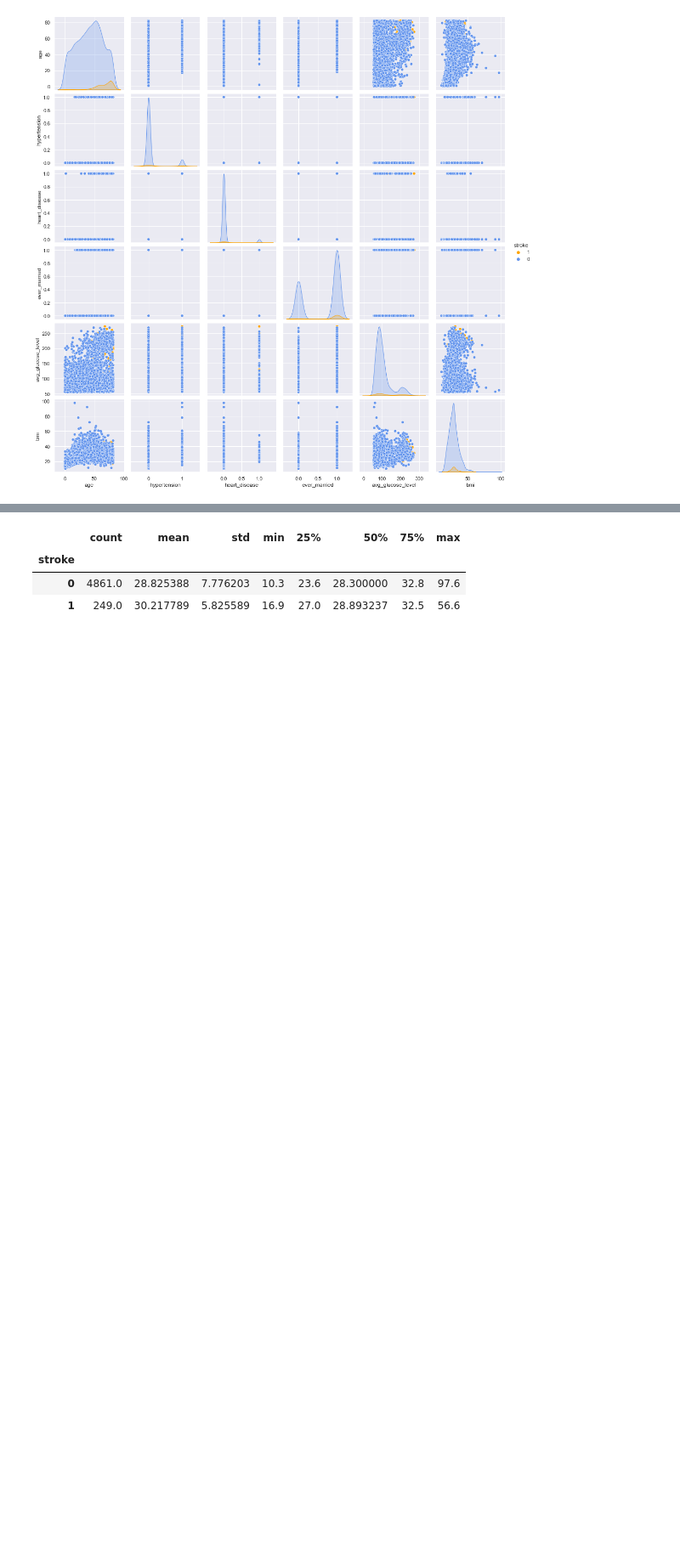
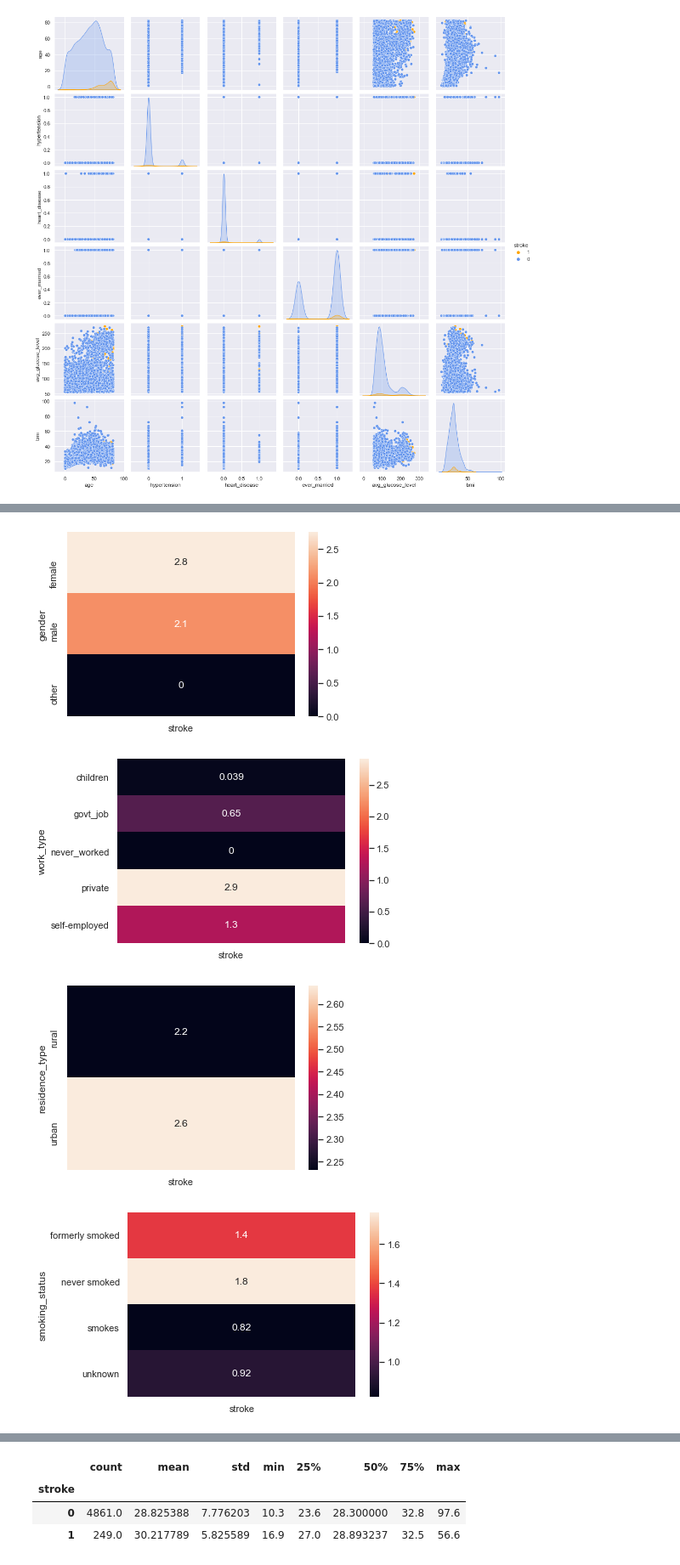
Before and after one commit to ChericeChang/stroke_classification, a Jupyter notebook: 02_EDA.ipynb, the cells around one changed output, grey strips where cells are left out. Shown: that part at 85% size. Drawn from its saved outputs; the diff is of its cells as text; code cells hidden in the pictures; blank space fills up the shorter version.

```diff
--- a/02_EDA.ipynb
+++ b/02_EDA.ipynb
@@ -152,7 +133,7 @@ for i in quant:
 - average_glucose_level
 - bmi
 # %%
-for i in quant:
+for i in ['avg_glucose_level', 'bmi']:
     _ = plt.boxplot(df[i])
     plt.title(i)
     plt.show()
@@ -202,9 +183,3 @@ sns.pairplot(df, hue='stroke', hue_order=[1,0], kind='scatter', diag_kind='kde',
 # %% [output]
 <seaborn.axisgrid.PairGrid at 0x...>
 [figure]
-# %%
-for i in quant:
-    features = [i,'stroke']
-    plot = df[features].groupby(i).agg({'stroke':sum})
-    sns.heatmap(plot)
-    plt.show()
@@ -234,0 +213,12 @@ For Quantitative data, it looks like age will be a stronger indicator to predict
+# %%
+for i in misc[:-1]:
+    def percent_total(x):
+        return sum(x)/df.shape[0]*100
+    dataframe = pd.pivot_table(df, values=['stroke'], index=i,aggfunc=({'stroke':percent_total}))
+    sns.heatmap(dataframe, annot=True) # use heatmp to show how many percent of people there has stroke
+    plt.show()
+# %% [output]
+[figure, new version]
+[figure, new version]
+[figure, new version]
+[figure, new version]
```
Also changed, not shown: parts of 28 cells of this notebook.
